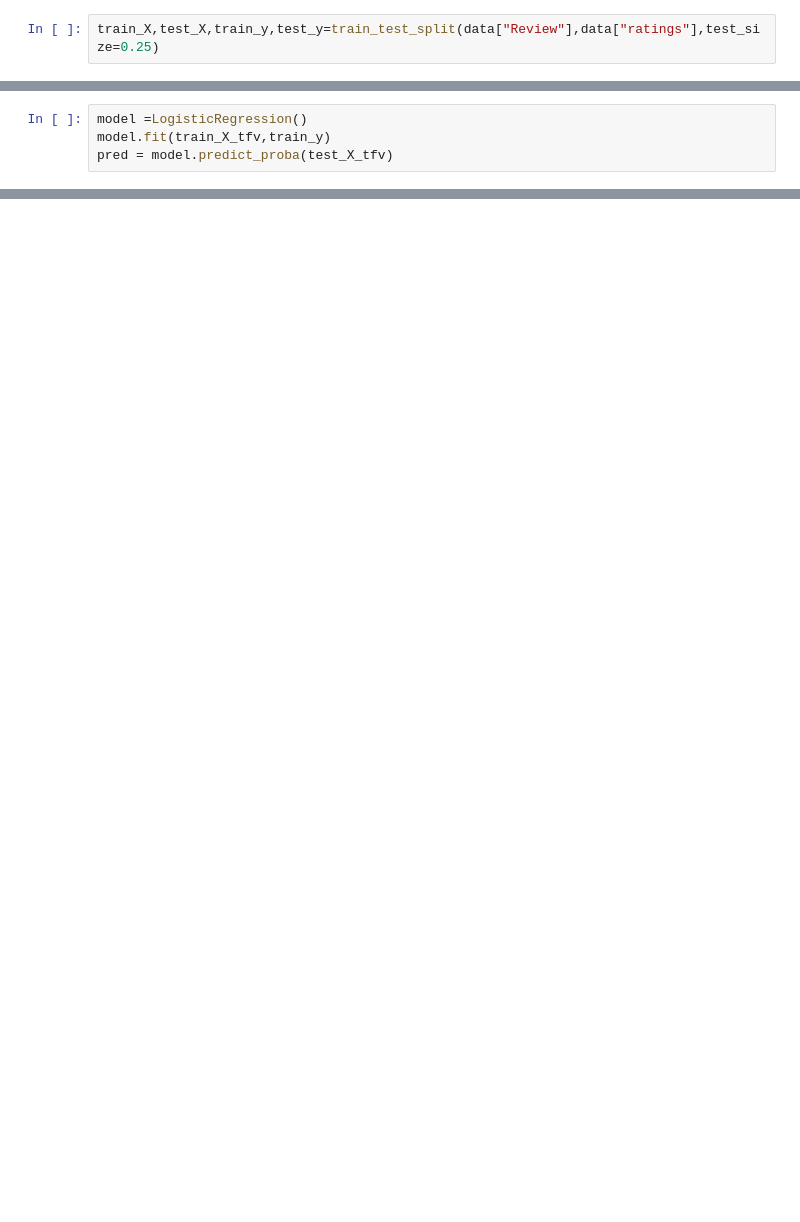
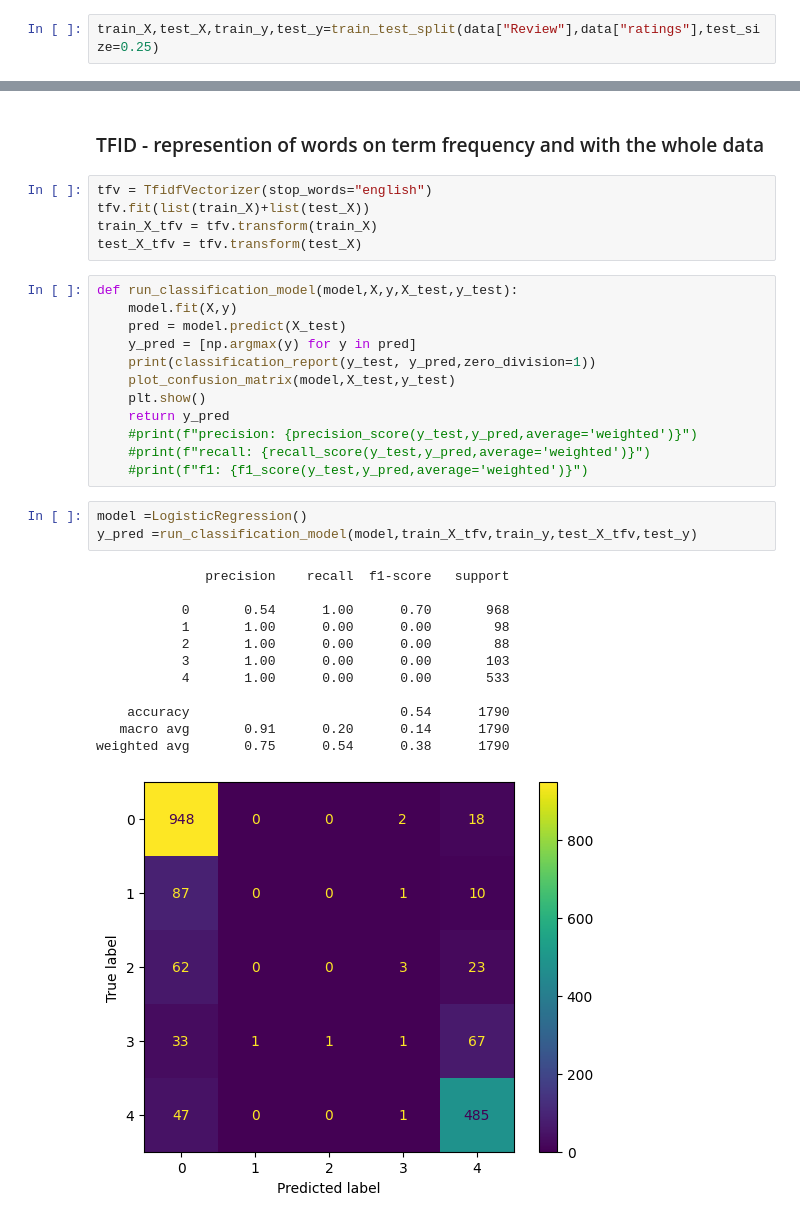
Before and after one commit to manojgowda65/ml-projects, a Jupyter notebook: ml-portfolio/practo_app_review_senitment/scraping-playstore-reviews.ipynb, the cells around one changed output, grey strips where cells are left out. Saved outputs shown, nothing was run; the diff lists cells and outputs as text; blank space fills up the shorter version.

Commit message:
model prediction and evaluation added

```diff
--- a/ml-portfolio/practo_app_review_senitment/scraping-playstore-reviews.ipynb
+++ b/ml-portfolio/practo_app_review_senitment/scraping-playstore-reviews.ipynb
@@ -171,4 +153,0 @@ test_X_tfv = tfv.transform(test_X)
-# %%
-model =LogisticRegression()
-model.fit(train_X_tfv,train_y)
-pred = model.predict_proba(test_X_tfv)
@@ -204,0 +169,35 @@ np.argmax(model.predict_proba(tfv.transform(["No issues with the app"])))
+# %% [markdown]
+ ### TFID - represention of words on term frequency and with the whole data
+# %%
+tfv = TfidfVectorizer(stop_words="english")
+tfv.fit(list(train_X)+list(test_X))
+train_X_tfv = tfv.transform(train_X)
+test_X_tfv = tfv.transform(test_X)
+# %%
+def run_classification_model(model,X,y,X_test,y_test):
+    model.fit(X,y)
+    pred = model.predict(X_test)
+    y_pred = [np.argmax(y) for y in pred]
+    print(classification_report(y_test, y_pred,zero_division=1))
+    plot_confusion_matrix(model,X_test,y_test)
+    plt.show()
+    return y_pred
+    #print(f"precision: {precision_score(y_test,y_pred,average='weighted')}")
+    #print(f"recall: {recall_score(y_test,y_pred,average='weighted')}")
+    #print(f"f1: {f1_score(y_test,y_pred,average='weighted')}")
+# %%
+model =LogisticRegression()
+y_pred =run_classification_model(model,train_X_tfv,train_y,test_X_tfv,test_y)
+# %% [output]
+              precision    recall  f1-score   support
+
+           0       0.54      1.00      0.70       968
+           1       1.00      0.00      0.00        98
+           2       1.00      0.00      0.00        88
+           3       1.00      0.00      0.00       103
+           4       1.00      0.00      0.00       533
+
+    accuracy                           0.54      1790
+   macro avg       0.91      0.20      0.14      1790
+weighted avg       0.75      0.54      0.38      1790
+[figure, added]
```
Also changed, not shown: parts of 23 cells of this notebook.
